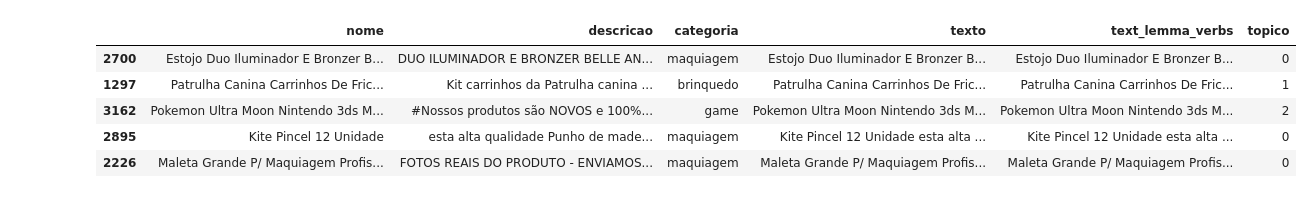
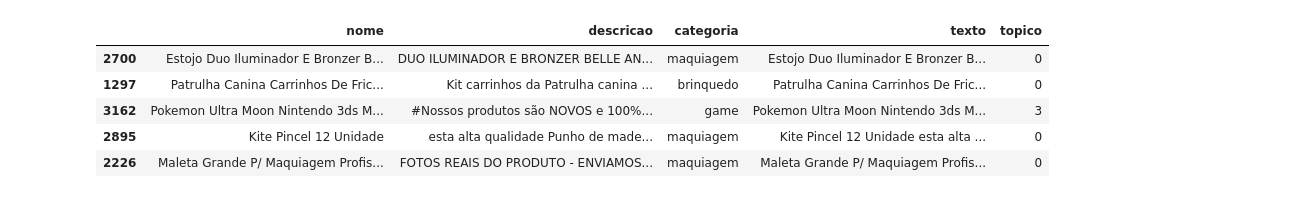
Before and after one commit to vicensi/PLN-Processamento-de-linguagem-natural, a Jupyter notebook: DTS_PLN_Latent_Dirichlet_Allocation(LDA)_text_maning.ipynb, the cells around one changed output. Cells and saved outputs as stored; diff of their text form; code cells hidden in the pictures.

```diff
--- a/DTS_PLN_Latent_Dirichlet_Allocation(LDA)_text_maning.ipynb
+++ b/DTS_PLN_Latent_Dirichlet_Allocation(LDA)_text_maning.ipynb
@@ -46,7 +107,8 @@ df['text_lemma_verbs'] = df.texto.apply(lemmatizer_verbs)
 # %%
+# amostra
 from sklearn.model_selection import train_test_split
 
 df_train, df_test = train_test_split(df,
-      test_size = 0.3,
+      test_size = 0.2,
       random_state = 42
   )
@@ -53,19 +124,7 @@ df_train, df_test = train_test_split(df,
 # %%
-import nltk
-nltk.download('stopwords')
-
-# stopwords NLTK
-stops = nltk.corpus.stopwords.words('portuguese')
-
+# vetorização
 from sklearn.feature_extraction.text import CountVectorizer
 
-# verorização
 vect = CountVectorizer(ngram_range=(1,1), stop_words=stops)
-vect.fit(df_train.text_lemma_verbs)
-text_vect_train = vect.transform(df_train.text_lemma_verbs)
-
-from sklearn.decomposition import LatentDirichletAllocation
-
-# modelo
-LDA = LatentDirichletAllocation(n_components=4,random_state=42)
-LDA.fit(text_vect_train)
+vect.fit(df_train.texto)
+text_vect_train = vect.transform(df_train.texto)
@@ -105,0 +203,7 @@ THE TOP 15 WORDS FOR TOPIC # 3:
+# %%
+# aplica o modelo de analise de tópicos na base de teste
+# vetorização
+text_vect_test = vect.transform(df_test.texto)
+
+# scoragem
+results = LDA.transform(text_vect_test)
@@ -106,15 +244,13 @@ THE TOP 15 WORDS FOR TOPIC # 3:
 # %%
-text_vect_test = vect.transform(df_test.text_lemma_verbs)
-results = LDA.transform(text_vect_test)
-
+# seleciona o tópico com a maior probabilidade
 df_test['topico'] = results.argmax(axis=1)
 
 df_test.head()
 # %% [output]
-|  | nome | descricao | categoria | texto | text_lemma_verbs | topico |
-| 2700 | Estojo Duo Iluminador E Bronzer B... | DUO ILUMINADOR E BRONZER BELLE AN... | maquiagem | Estojo Duo Iluminador E Bronzer B... | Estojo Duo Iluminador E Bronzer B... | 0 |
-| 1297 | Patrulha Canina Carrinhos De Fric... | Kit carrinhos da Patrulha canina ... | brinquedo | Patrulha Canina Carrinhos De Fric... | Patrulha Canina Carrinhos De Fric... | 1 |
-| 3162 | Pokemon Ultra Moon Nintendo 3ds M... | #Nossos produtos são NOVOS e 100%... | game | Pokemon Ultra Moon Nintendo 3ds M... | Pokemon Ultra Moon Nintendo 3ds M... | 2 |
-| 2895 | Kite Pincel 12 Unidade | esta alta qualidade Punho de made... | maquiagem | Kite Pincel 12 Unidade esta alta ... | Kite Pincel 12 Unidade esta alta ... | 0 |
-| 2226 | Maleta Grande P/ Maquiagem Profis... | FOTOS REAIS DO PRODUTO - ENVIAMOS... | maquiagem | Maleta Grande P/ Maquiagem Profis... | Maleta Grande P/ Maquiagem Profis... | 0 |
+|  | nome | descricao | categoria | texto | topico |
+| 2700 | Estojo Duo Iluminador E Bronzer B... | DUO ILUMINADOR E BRONZER BELLE AN... | maquiagem | Estojo Duo Iluminador E Bronzer B... | 0 |
+| 1297 | Patrulha Canina Carrinhos De Fric... | Kit carrinhos da Patrulha canina ... | brinquedo | Patrulha Canina Carrinhos De Fric... | 0 |
+| 3162 | Pokemon Ultra Moon Nintendo 3ds M... | #Nossos produtos são NOVOS e 100%... | game | Pokemon Ultra Moon Nintendo 3ds M... | 3 |
+| 2895 | Kite Pincel 12 Unidade | esta alta qualidade Punho de made... | maquiagem | Kite Pincel 12 Unidade esta alta ... | 0 |
+| 2226 | Maleta Grande P/ Maquiagem Profis... | FOTOS REAIS DO PRODUTO - ENVIAMOS... | maquiagem | Maleta Grande P/ Maquiagem Profis... | 0 |
 # %%
```
Also changed, not shown: parts of 52 cells of this notebook.
